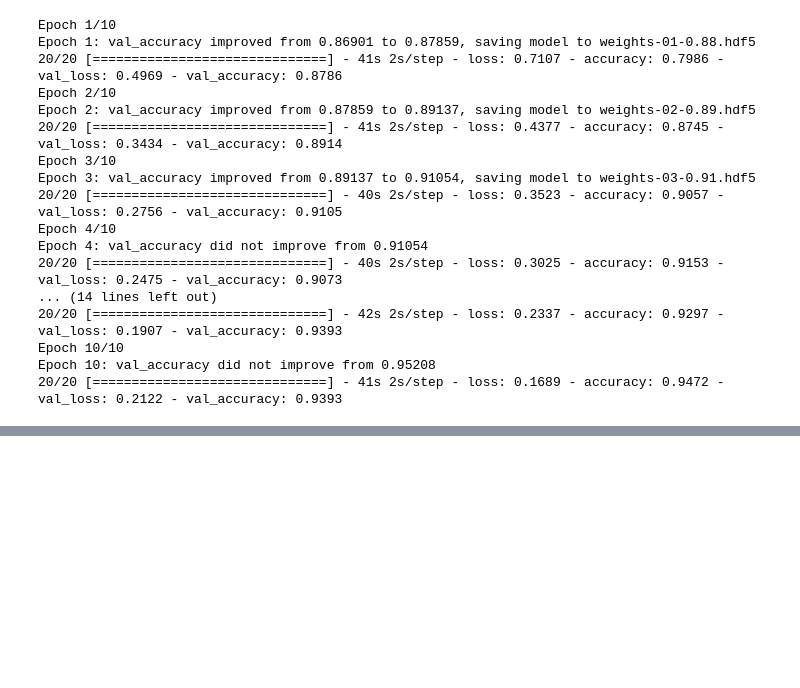
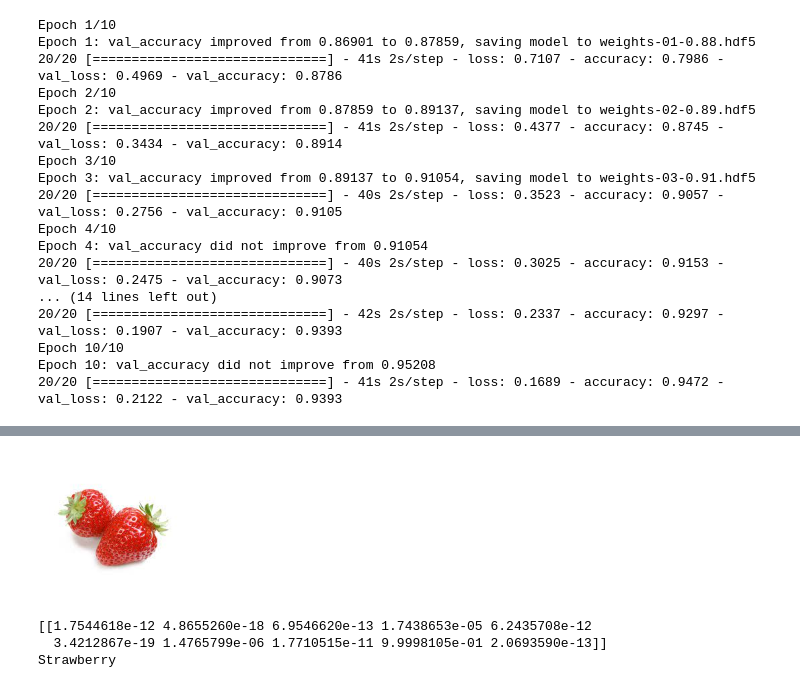
Before and after one commit to nhaandq/AI_project-FruitDetection, a Jupyter notebook: Fruit.ipynb, the cells around one changed output, grey strips where cells are left out. Saved outputs shown, nothing was run; the diff lists cells and outputs as text; code cells hidden in the pictures; blank space fills up the shorter version.

```diff
--- a/Fruit.ipynb
+++ b/Fruit.ipynb
@@ -185 +185,15 @@ print(classes[np.argmax(model.predict(img))])
 Orange
+# %%
+img = cv.resize(cv.imread('/content/drive/MyDrive/Fruit/Test/dautay.jpg', cv.IMREAD_COLOR),dsize=(150,150))
+cv2_imshow(img)
+img = img_to_array(img)
+img = img.reshape(1,150,150,3)
+img = img.astype('float32')
+img = img/255
+print(model.predict(img))
+print(classes[np.argmax(model.predict(img))])
+# %% [output]
+[figure, added]
+[[1.7544618e-12 4.8655260e-18 6.9546620e-13 1.7438653e-05 6.2435708e-12
+  3.4212867e-19 1.4765799e-06 1.7710515e-11 9.9998105e-01 2.0693590e-13]]
+Strawberry
```
Also changed, not shown: parts of 1 cell of this notebook.
